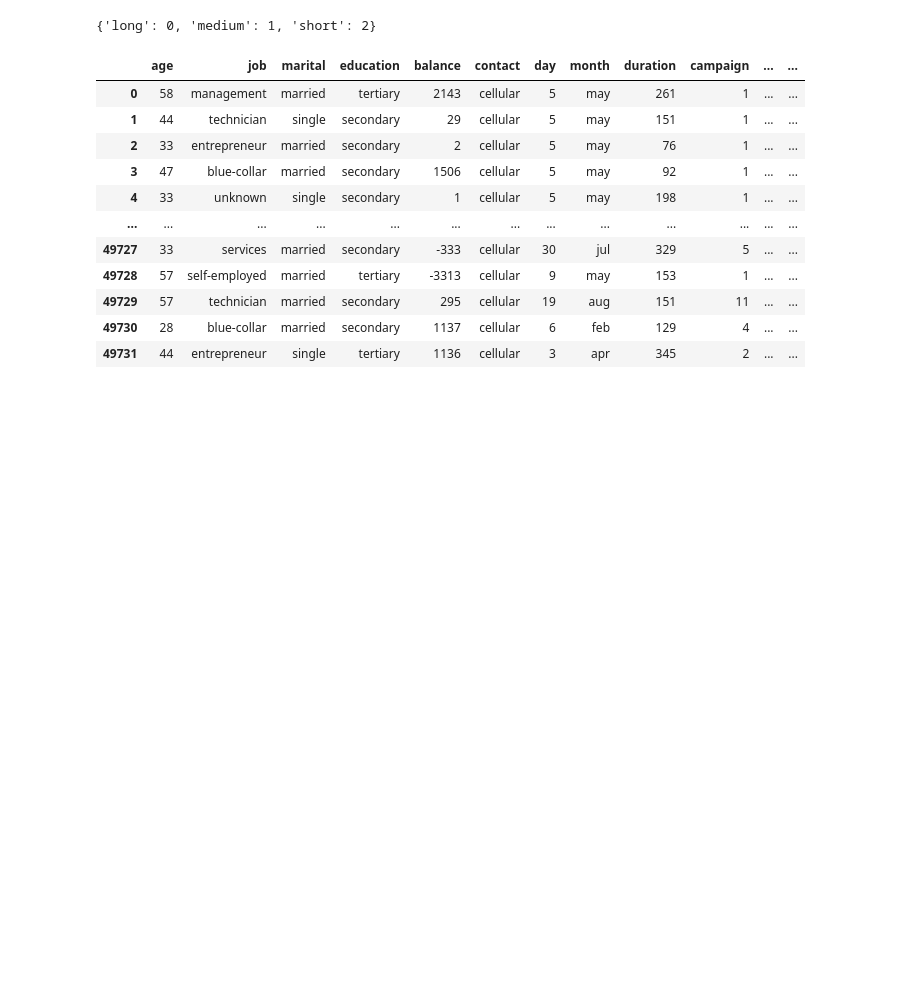
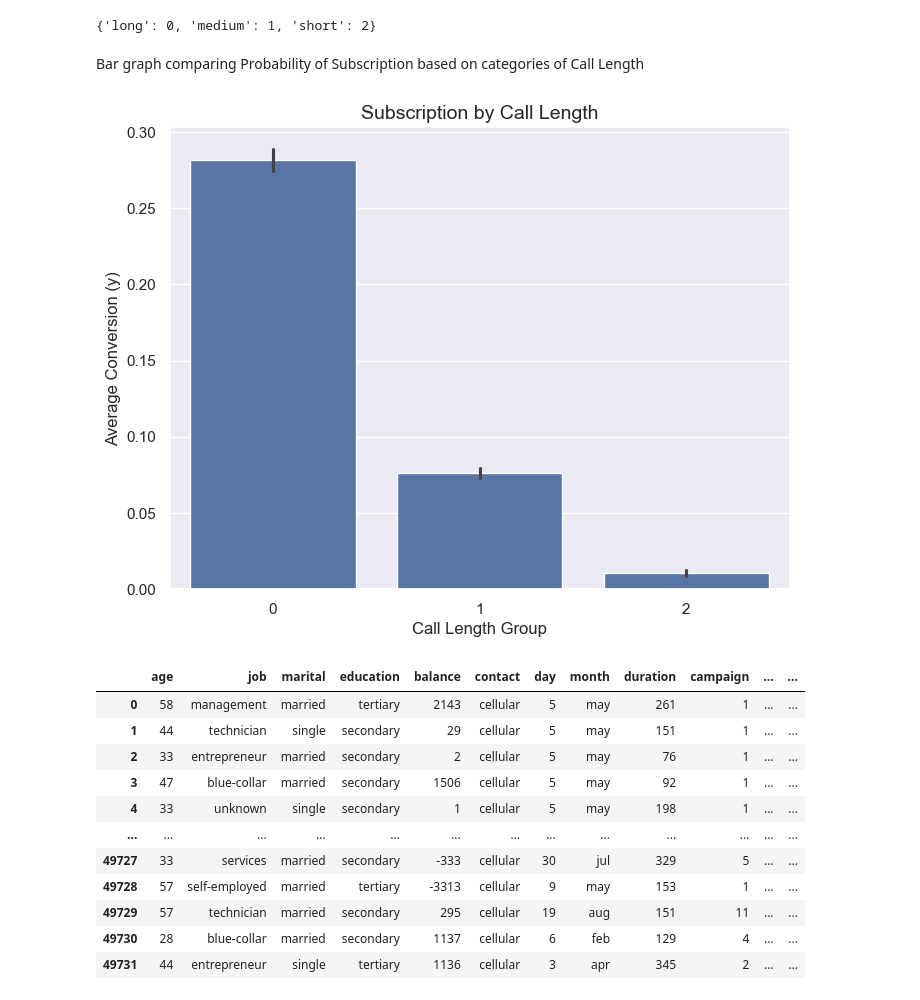
Before and after one commit to nandika-k/Data-Science-Project-2, a Jupyter notebook: Project 2.ipynb, the cells around one changed output. Saved outputs shown, nothing was run; the diff lists cells and outputs as text; code cells hidden in the pictures; blank space fills up the shorter version.

```diff
--- a/Project 2.ipynb
+++ b/Project 2.ipynb
@@ -590,6 +601,17 @@ mapping = dict(zip(le.classes_, le.transform(le.classes_)))
 print(mapping)
 # %% [output]
 {'long': 0, 'medium': 1, 'short': 2}
+# %% [markdown]
+Bar graph comparing Probability of Subscription based on categories of Call Length
+# %%
+plt.figure(figsize=(8,6))
+sns.barplot(x='call_length', y='y', data=df)
+plt.title('Subscription by Call Length', fontsize=14)
+plt.xlabel('Call Length Group', fontsize=12)
+plt.ylabel('Average Conversion (y)', fontsize=12)
+plt.show()
+# %% [output]
+[figure, added]
 # %%
 df
 # %% [output]
```
Also changed, not shown: parts of 18 cells of this notebook.
